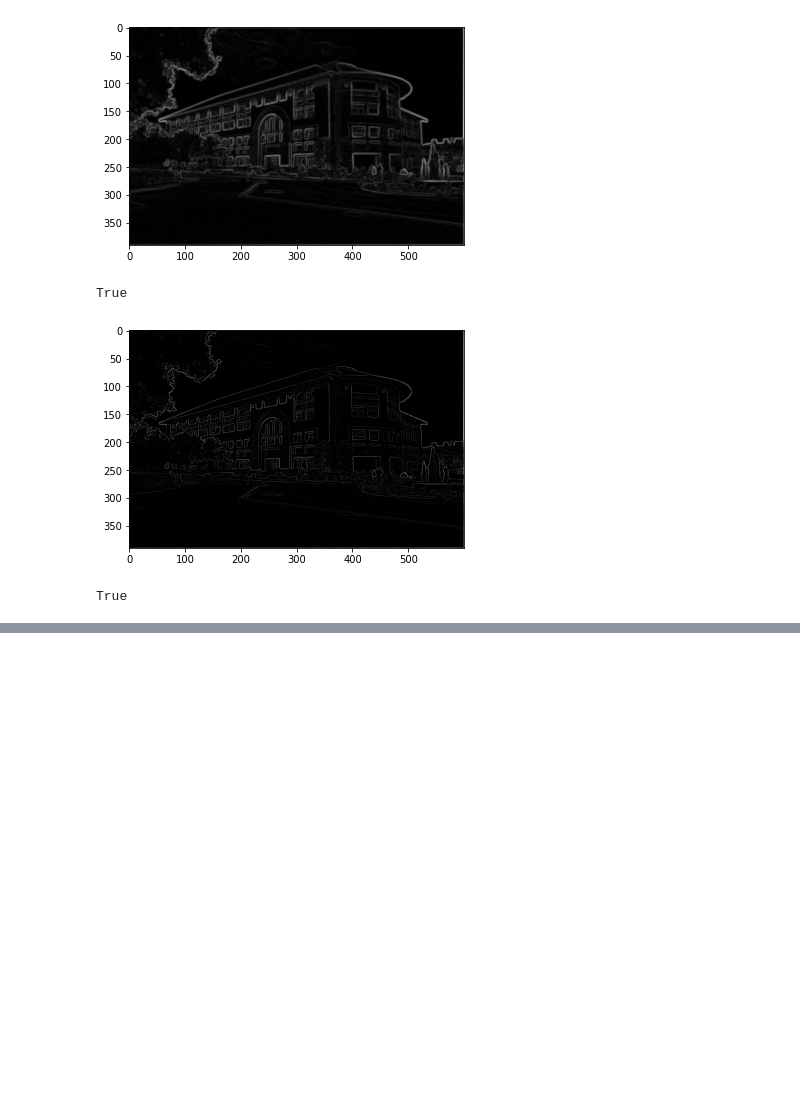
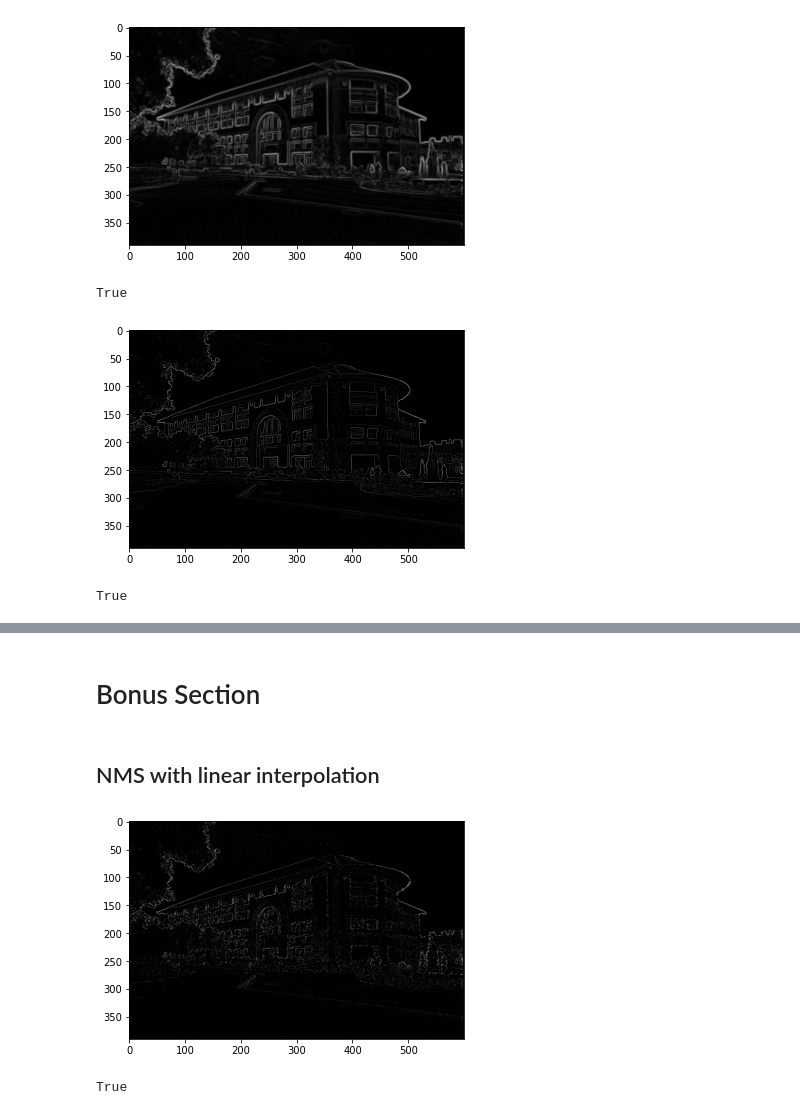
Before and after one commit to ghanbarzadeh/Course_MachineVision_2021, a Jupyter notebook: CHW1.ipynb, the cells around one changed output, grey strips where cells are left out. Drawn from its saved outputs; the diff is of its cells as text; code cells hidden in the pictures; blank space fills up the shorter version.

```diff
--- a/CHW1.ipynb
+++ b/CHW1.ipynb
@@ -144,0 +148,66 @@ True
+# %% [markdown]
+# Bonus Section
+# %% [markdown]
+## NMS with linear interpolation
+# %%
+def NMS_bonus(image):
+    Gx_kernel = np.array([[-1, 0, 1],
+                          [-2, 0, 2],
+                          [-1, 0, 1]])
+    Gy_kernel = np.array([[-1, -2, -1],
+                          [0, 0, 0],
+                          [1, 2, 1]])
+    Gx = np.zeros((h, w))
+    Gy = np.zeros((h, w))
+    for x in range(1, h-2):
+        for y in range(1, w-2):
+            Gx[x, y] = np.sum(image[x:x+3, y:y+3] * Gx_kernel)
+            Gy[x, y] = np.sum(image[x:x+3, y:y+3] * Gy_kernel)
+    gradient_magnitude = np.sqrt(Gx**2 + Gy**2)
+    gradient_dir = np.mod(np.arctan2(Gy, Gx)*180/np.pi, 180)
+    # Pad the gradient magnitude to accompany edge cases
+    padded_gradient = np.zeros((h+2, w+2))
+    padded_gradient[1:-1,1:-1] = gradient_magnitude[:,:]
+    # NMS
+    NMS_image = np.zeros((h, w))
+    for x in range(h):
+        for y in range(w):
+            if (gradient_dir[x, y]>=0 and gradient_dir[x, y]<45):
+                p1 = np.tan(gradient_dir[x, y])*padded_gradient[x+2, y+2] + \
+                    (1-np.tan(gradient_dir[x, y]*np.pi/180))*padded_gradient[x+2, y+1]
+                p2 = np.tan(gradient_dir[x, y])*padded_gradient[x, y] + \
+                    (1-np.tan(gradient_dir[x, y]*np.pi/180))*padded_gradient[x, y+1]
+                if gradient_magnitude[x, y] > p1 and gradient_magnitude[x, y] > p2:
+                    NMS_image[x, y] = gradient_magnitude[x, y]
+            if (gradient_dir[x, y]>=45 and gradient_dir[x, y]<90):
+                p1 = np.tan((90-gradient_dir[x, y])*np.pi/180)*padded_gradient[x+2, y+2] + \
+                    (1-np.tan((90-gradient_dir[x, y])*np.pi/180))*padded_gradient[x+1, y+2]
+                p2 = np.tan((90-gradient_dir[x, y])*np.pi/180)*padded_gradient[x, y] + \
+                    (1-np.tan((90-gradient_dir[x, y])*np.pi/180))*padded_gradient[x+1, y]
+                if gradient_magnitude[x, y] > p1 and gradient_magnitude[x, y] > p2:
+                    NMS_image[x, y] = gradient_magnitude[x, y]
+            if (gradient_dir[x, y]>=90 and gradient_dir[x, y]<135):
+                p1 = np.tan((gradient_dir[x, y]-90)*np.pi/180)*padded_gradient[x, y+2] + \
+                    (1-np.tan((gradient_dir[x, y]-90)*np.pi/180))*padded_gradient[x+1, y+2]
+                p2 = np.tan((gradient_dir[x, y]-90)*np.pi/180)*padded_gradient[x+2, y] + \
+                    (1-np.tan((gradient_dir[x, y]-90)*np.pi/180))*padded_gradient[x+1, y]
+                if gradient_magnitude[x, y] > p1 and gradient_magnitude[x, y] > p2:
+                    NMS_image[x, y] = gradient_magnitude[x, y]
+            if (gradient_dir[x, y]>=135 and gradient_dir[x, y]<=180):
+                p1 = np.tan((180-gradient_dir[x, y])*np.pi/180)*padded_gradient[x, y+2] + \
+                    (1-np.tan((180-gradient_dir[x, y])*np.pi/180))*padded_gradient[x, y+1]
+                p2 = np.tan((180-gradient_dir[x, y])*np.pi/180)*padded_gradient[x+2, y] + \
+                    (1-np.tan((180-gradient_dir[x, y])*np.pi/180))*padded_gradient[x+2, y+1]
+                if gradient_magnitude[x, y] > p1 and gradient_magnitude[x, y] > p2:
+                    NMS_image[x, y] = gradient_magnitude[x, y]
+    return NMS_image
+
+image_NMS_bonus = NMS_bonus(smoothed_image)
+
+plt.imshow(image_NMS_bonus, cmap="gray")
+plt.show()
+
+cv2.imwrite("image_NMS_bonus.png", image_NMS_bonus)
+# %% [output]
+[figure, added]
+True
```
Also changed, not shown: parts of 10 cells of this notebook.
